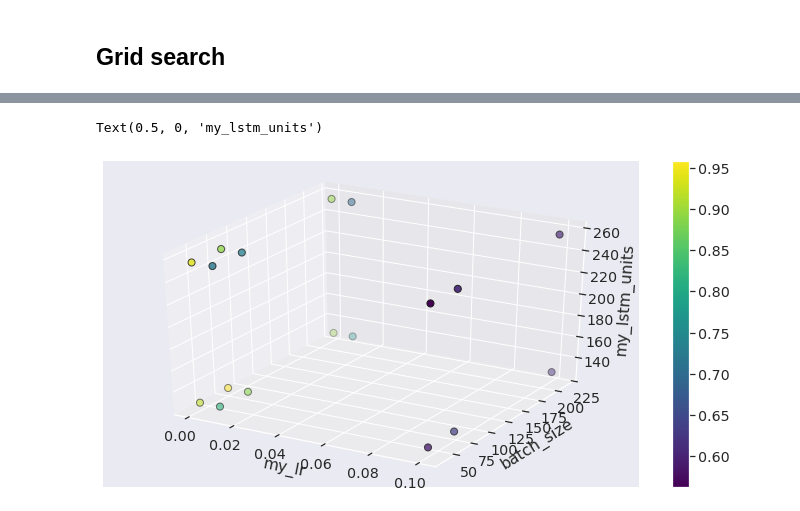
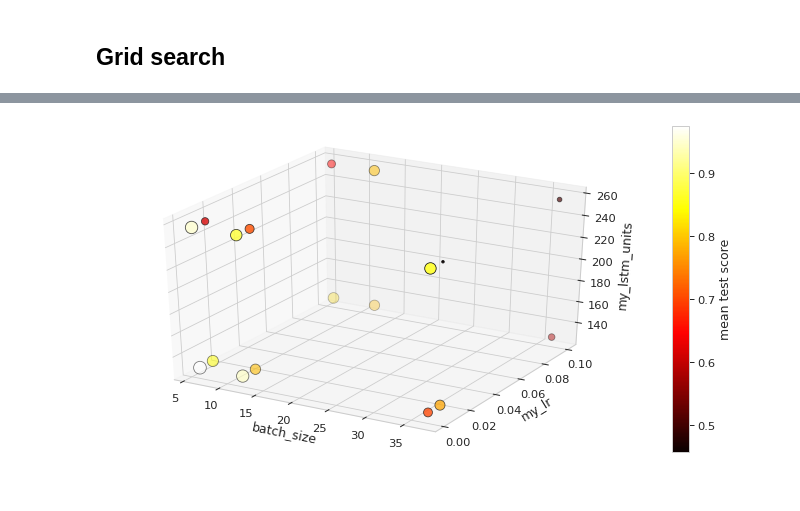
Before and after one commit to animaviridis/dmv-practicals, a Jupyter notebook: assessment/assignment1/task2/task2.ipynb, the cells around one changed output, grey strips where cells are left out. Cells and saved outputs as stored; diff of their text form; code cells hidden in the pictures.

Commit message:
[Assignment 1][Task 2] More plots for grid search

```diff
--- a/assessment/assignment1/task2/task2.ipynb
+++ b/assessment/assignment1/task2/task2.ipynb
@@ -248,7 +248,7 @@ def make_lstm(my_lstm_units, my_lr):
     lstm_model.compile(loss='binary_crossentropy', optimizer=adam, metrics=['accuracy'])
     return lstm_model
 
-fit_params = dict(epochs=100, batch_size=N_FILES//6)
+fit_params = dict(epochs=10)
 sk_params = dict(**fit_params, my_lstm_units=256, my_lr=0.001)
 # %%
 # define the 10-fold cross-validation split
@@ -353,0 +287,8 @@ codes = ['my_lr', 'batch_size', 'my_lstm_units']
+# %%
+gcv_results = pd.DataFrame(gcv.cv_results_['params'])
+codes = gcv_results.columns
+
+gcv_results['mean_test_score'] = gcv.cv_results_['mean_test_score']
+gcv_results.sort_values('mean_test_score', ascending=False, inplace=True)
+
+gcv_results
@@ -353,0 +313,7 @@ codes = ['my_lr', 'batch_size', 'my_lstm_units']
+# %%
+fig, axes = plt.subplots(3, 1, sharex='all', figsize=(12, 10))
+for i, ax in enumerate(axes):
+    sns.scatterplot(data=gcv_results, x='mean_test_score', y=codes[i], ax=ax, hue='mean_test_score',
+                    palette='hot', legend=None, edgecolor='k', s=100)
+
+axes[1].set_yscale('log')
@@ -354,16 +322,27 @@ codes = ['my_lr', 'batch_size', 'my_lstm_units']
 # %%
 from mpl_toolkits.mplot3d import Axes3D
 
-fig = plt.figure(figsize=(12,6))
-ax = fig.add_subplot(111, projection='3d')
 
-p = ax.scatter(*tuple(cvr[f'param_{code}'].data.astype(float) for code in codes),
-               c=cvr['mean_test_score'], marker='o', s=50, cmap='viridis', edgecolor='k')
-fig.colorbar(p, ax=ax)
+with sns.plotting_context('paper', font_scale=1.3):
+    sns.set_style('whitegrid')
 
-ax.set_xlabel(codes[0])
-ax.set_ylabel(codes[1])
-ax.set_zlabel(codes[2])
+    fig = plt.figure(figsize=(12,6), facecolor=(1, 1, 1))
+
+    ax = fig.add_subplot(111, projection='3d')
+
+
+    mts = gcv_results['mean_test_score']
+
+    p = ax.scatter(*tuple(gcv_results[code] for code in codes),
+                  c=mts, marker='o', cmap='hot', edgecolor='k',
+                  s=300*(mts-0.95*mts.min()))
+
+    cbar = fig.colorbar(p)
+    cbar.set_label('mean test score', rotation=90)
+
+
+    ax.set_xlabel(codes[0])
+    ax.set_ylabel(codes[1])
+    ax.set_zlabel(codes[2])
 # %% [output]
-Text(0.5, 0, 'my_lstm_units')
-[figure, old version]
+[figure, new version]
```
Also changed, not shown: parts of 24 cells of this notebook.
